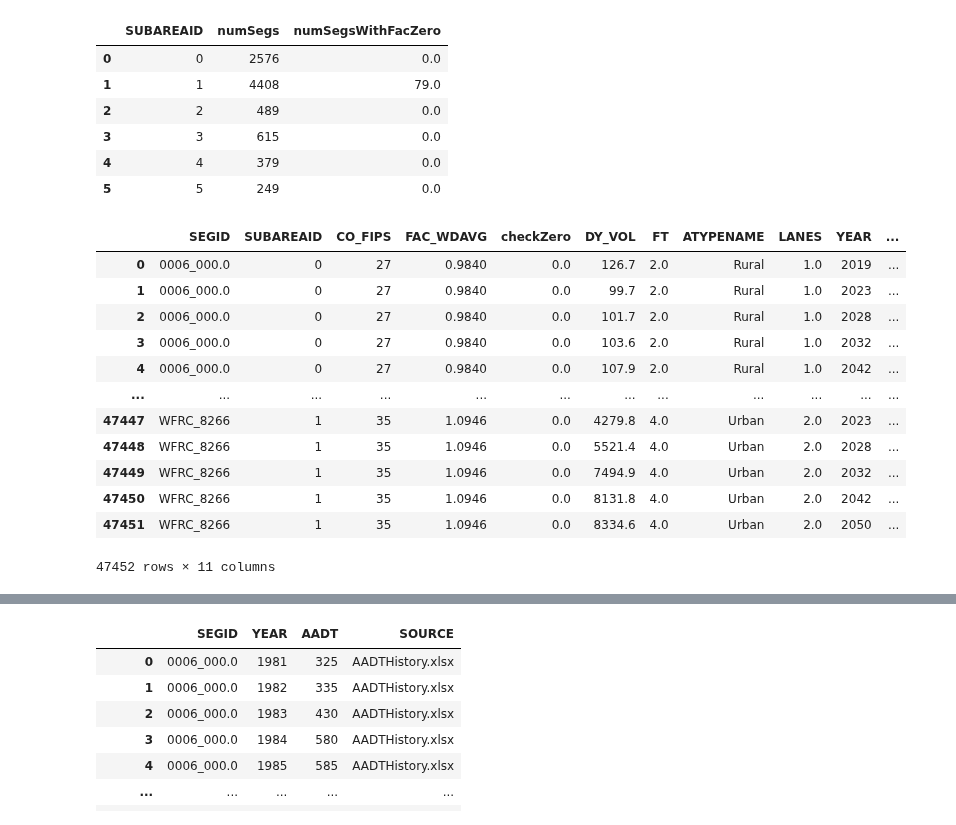
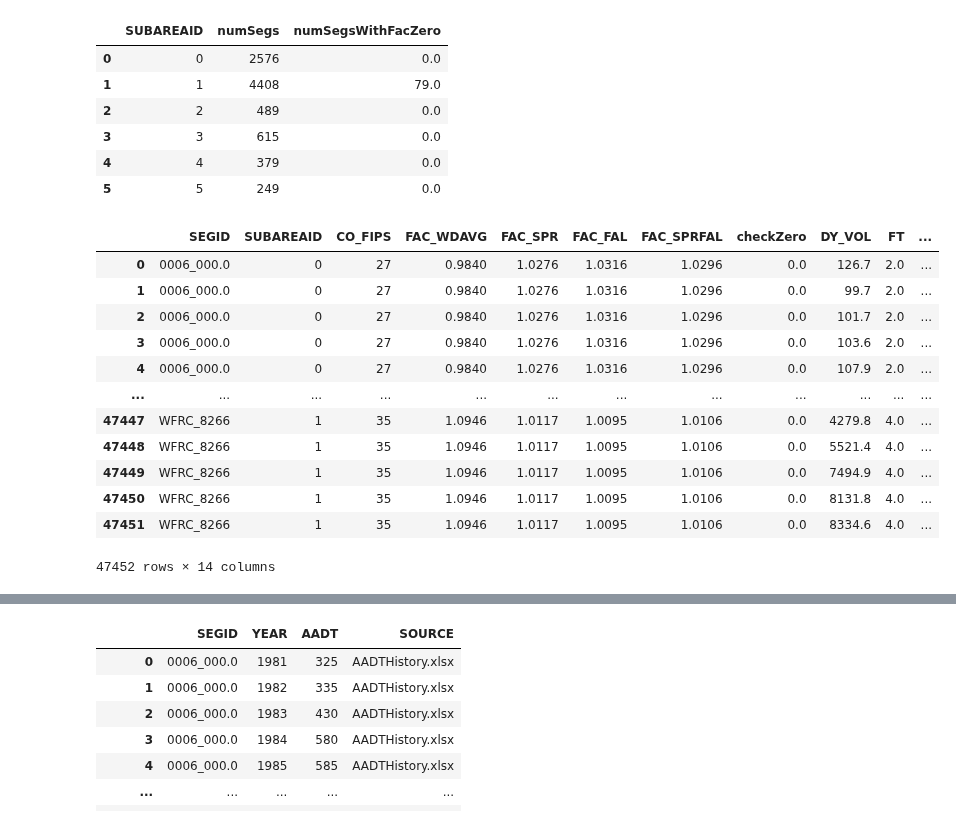
Before and after one commit to WFRCAnalytics/Traffic-Volume-Forecasts, a Jupyter notebook: 3-Prepare-Model-Forecasts.ipynb, the cells around one changed output, grey strips where cells are left out. Drawn from its saved outputs; the diff is of its cells as text; code cells hidden in the pictures.

Commit message:
Add spr/fal factors to subareaid 4/5

```diff
--- a/3-Prepare-Model-Forecasts.ipynb
+++ b/3-Prepare-Model-Forecasts.ipynb
@@ -12,6 +12,8 @@ fnSegmentsShapefile = 'data/segments/Segments_State_20231101_Draft.shp'
 
 # field for weekday factor
 colFacWdAvg = 'FAC_WDAVG'
+colFacSpr   = 'FAC_SPR'
+colFacFal   = 'FAC_FAL'
 
 # SHOULD WE ADJUST WEEKDAY FACTOR INTO FUTURE??
 
@@ -140,7 +142,9 @@ dfMdlVol[dfMdlVol['YEAR']==0]
 
 # read in segment shapefile
 gdfSegments = gpd.read_file(fnSegmentsShapefile)
-dfFac = gdfSegments[['SEGID', 'SUBAREAID', 'CO_FIPS', colFacWdAvg]].copy()
+dfFac = gdfSegments[['SEGID', 'SUBAREAID', 'CO_FIPS', colFacWdAvg, colFacSpr, colFacFal]].copy()
+
+dfFac['FAC_SPRFAL'] = (dfFac[colFacSpr] + dfFac[colFacFal]) / 2
 
 display(dfFac)
 # %% [output]
@@ -171,34 +175,38 @@ dfFac.groupby(['SUBAREAID'],as_index = False).agg(numSegs=('SEGID','count'),numS
 # %%
 import numpy as np
 
 # Your existing code for merging and filling NA
 _df = pd.DataFrame.merge(dfFac, dfMdlVol, on=('SEGID','SUBAREAID'), how='inner')
 _df.fillna(0, inplace=True)
 display()
 
 # calculate AADT by subareaid
 # divide by colWeekdayFactor
-_df.loc[(_df[colFacWdAvg]> 0), 'modAadt'] = (_df['DY_VOL'] / _df[colFacWdAvg])
-_df.loc[(_df[colFacWdAvg]==0), 'modAadt'] = 0
+_df.loc[(~(_df['SUBAREAID'].isin([4,5])) & (_df[colFacWdAvg]> 0)), 'modAadt'] = (_df['DY_VOL'] / _df[colFacWdAvg])
+_df.loc[(~(_df['SUBAREAID'].isin([4,5])) & (_df[colFacWdAvg]==0)), 'modAadt'] = 0
+
+# divide by average of Spring and Fall
+_df.loc[(_df['SUBAREAID'].isin([4,5]) & (_df['FAC_SPRFAL']>0 )), 'modAadt'] = (_df['DY_VOL'] / _df[colFacWdAvg] / _df['FAC_SPRFAL'])
+_df.loc[(_df['SUBAREAID'].isin([4,5]) & (_df['FAC_SPRFAL']==0)), 'modAadt'] = 0
 
 # Convert to integer as you had before
-_df['modAadt'] = _df['modAadt'].astype(int)
+_df['modAadt'] = _df['modAadt'].round(0).astype(int)
 
 dfModAadt = _df
 
 # Display the DataFrame
 display(dfModAadt)
 # %% [output]
-|  | SEGID | SUBAREAID | CO_FIPS | FAC_WDAVG | checkZero | DY_VOL | FT | ATYPENAME | LANES | YEAR | ... |
-| 0 | 0006_000.0 | 0 | 27 | 0.9840 | 0.0 | 126.7 | 2.0 | Rural | 1.0 | 2019 | ... |
-| 1 | 0006_000.0 | 0 | 27 | 0.9840 | 0.0 | 99.7 | 2.0 | Rural | 1.0 | 2023 | ... |
-| 2 | 0006_000.0 | 0 | 27 | 0.9840 | 0.0 | 101.7 | 2.0 | Rural | 1.0 | 2028 | ... |
-| 3 | 0006_000.0 | 0 | 27 | 0.9840 | 0.0 | 103.6 | 2.0 | Rural | 1.0 | 2032 | ... |
-| 4 | 0006_000.0 | 0 | 27 | 0.9840 | 0.0 | 107.9 | 2.0 | Rural | 1.0 | 2042 | ... |
+|  | SEGID | SUBAREAID | CO_FIPS | FAC_WDAVG | FAC_SPR | FAC_FAL | FAC_SPRFAL | checkZero | DY_VOL | FT | ... |
+| 0 | 0006_000.0 | 0 | 27 | 0.9840 | 1.0276 | 1.0316 | 1.0296 | 0.0 | 126.7 | 2.0 | ... |
+| 1 | 0006_000.0 | 0 | 27 | 0.9840 | 1.0276 | 1.0316 | 1.0296 | 0.0 | 99.7 | 2.0 | ... |
+| 2 | 0006_000.0 | 0 | 27 | 0.9840 | 1.0276 | 1.0316 | 1.0296 | 0.0 | 101.7 | 2.0 | ... |
+| 3 | 0006_000.0 | 0 | 27 | 0.9840 | 1.0276 | 1.0316 | 1.0296 | 0.0 | 103.6 | 2.0 | ... |
+| 4 | 0006_000.0 | 0 | 27 | 0.9840 | 1.0276 | 1.0316 | 1.0296 | 0.0 | 107.9 | 2.0 | ... |
 | ... | ... | ... | ... | ... | ... | ... | ... | ... | ... | ... | ... |
-| 47447 | WFRC_8266 | 1 | 35 | 1.0946 | 0.0 | 4279.8 | 4.0 | Urban | 2.0 | 2023 | ... |
-| 47448 | WFRC_8266 | 1 | 35 | 1.0946 | 0.0 | 5521.4 | 4.0 | Urban | 2.0 | 2028 | ... |
-| 47449 | WFRC_8266 | 1 | 35 | 1.0946 | 0.0 | 7494.9 | 4.0 | Urban | 2.0 | 2032 | ... |
-| 47450 | WFRC_8266 | 1 | 35 | 1.0946 | 0.0 | 8131.8 | 4.0 | Urban | 2.0 | 2042 | ... |
-| 47451 | WFRC_8266 | 1 | 35 | 1.0946 | 0.0 | 8334.6 | 4.0 | Urban | 2.0 | 2050 | ... |
+| 47447 | WFRC_8266 | 1 | 35 | 1.0946 | 1.0117 | 1.0095 | 1.0106 | 0.0 | 4279.8 | 4.0 | ... |
+| 47448 | WFRC_8266 | 1 | 35 | 1.0946 | 1.0117 | 1.0095 | 1.0106 | 0.0 | 5521.4 | 4.0 | ... |
+| 47449 | WFRC_8266 | 1 | 35 | 1.0946 | 1.0117 | 1.0095 | 1.0106 | 0.0 | 7494.9 | 4.0 | ... |
+| 47450 | WFRC_8266 | 1 | 35 | 1.0946 | 1.0117 | 1.0095 | 1.0106 | 0.0 | 8131.8 | 4.0 | ... |
+| 47451 | WFRC_8266 | 1 | 35 | 1.0946 | 1.0117 | 1.0095 | 1.0106 | 0.0 | 8334.6 | 4.0 | ... |
-47452 rows × 11 columns
+47452 rows × 14 columns
```
Also changed, not shown: parts of 6 cells of this notebook, 11 other files.
